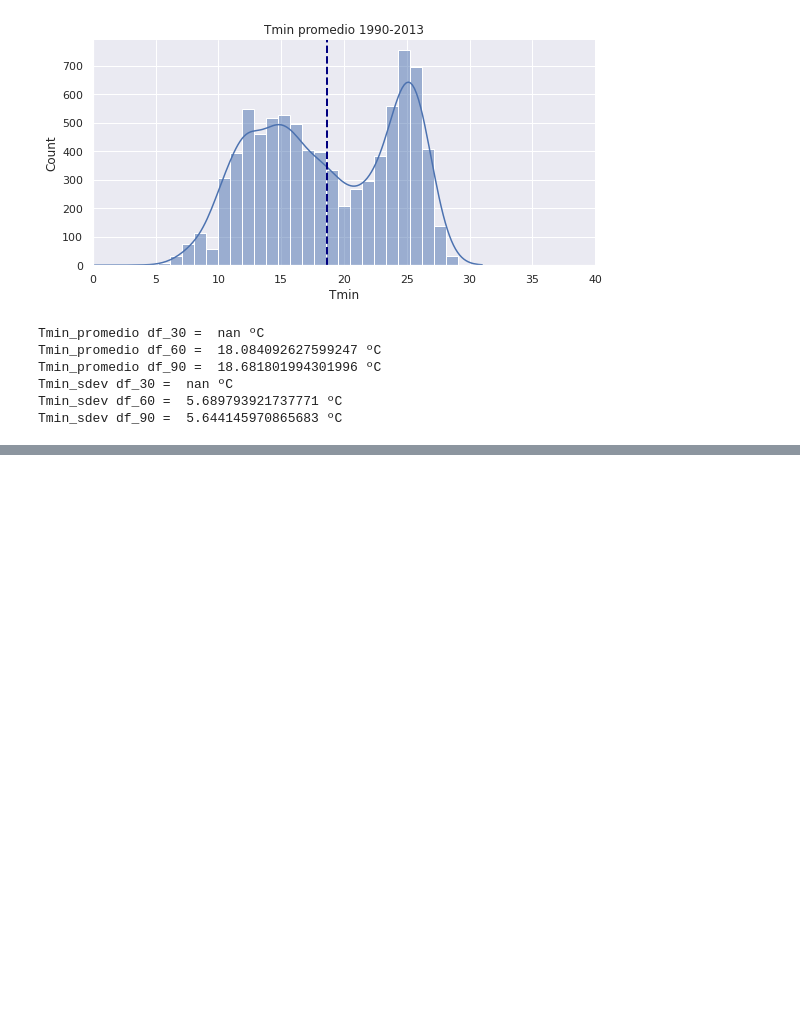
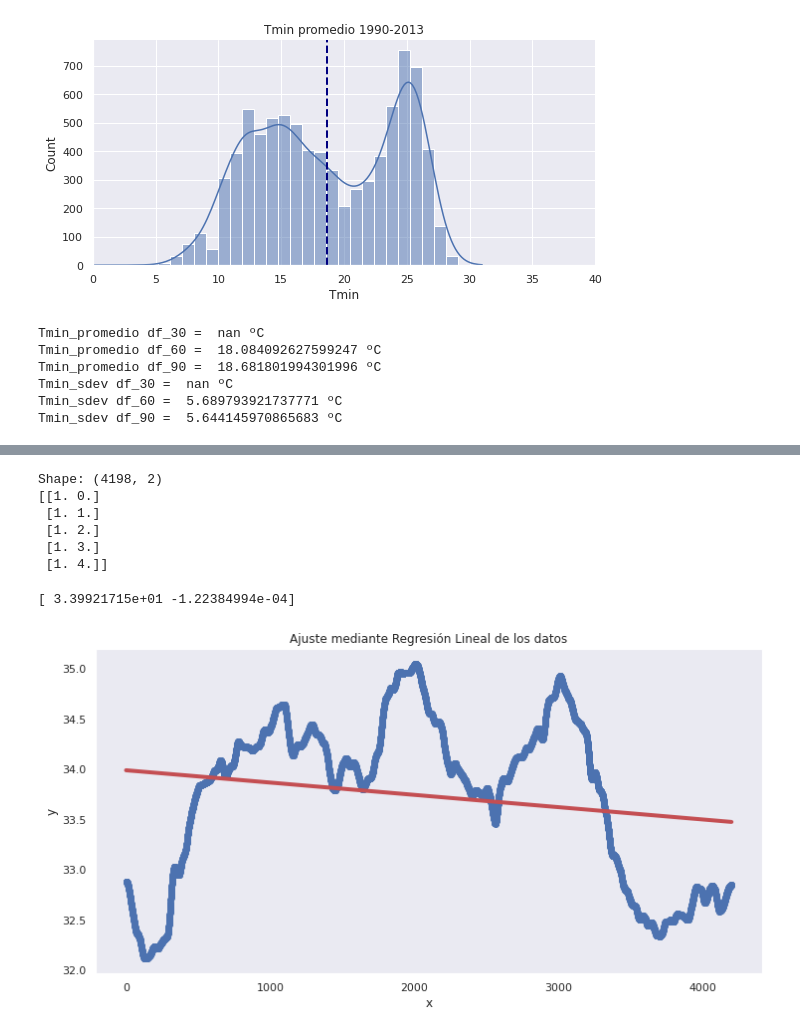
Before and after one commit to Majoramu/Fisica_Computacional1, a Jupyter notebook: Actividad_5/Actividad5.ipynb, the cells around one changed output, grey strips where cells are left out. Drawn from its saved outputs; the diff is of its cells as text; code cells hidden in the pictures; blank space fills up the shorter version.

```diff
--- a/Actividad_5/Actividad5.ipynb
+++ b/Actividad_5/Actividad5.ipynb
@@ -831,0 +894,32 @@ Tmin_sdev df_90 =  5.644145970865683 ºC
+# %%
+# Creamos la matriz X, con 1's en la primera columna y los puntos x_k en la segunda.
+X = np.column_stack([np.ones(N),x])
+print('Shape:', X.shape)
+# Imprimimos los primeros 5 renglones para verificar
+print(X[:5,:])
+# %% [output]
+Shape: (4198, 2)
+[[1. 0.]
+ [1. 1.]
+ [1. 2.]
+ [1. 3.]
+ [1. 4.]]
+# %%
+# Usamos la función scipy.linalg.solve() para resolver la ecuación X.T@X@a = X.T@y respecto a 'a'
+a = la.solve(X.T @ X, X.T @ y)
+print(a)
+# %% [output]
+[ 3.39921715e+01 -1.22384994e-04]
+# %%
+# Graficamos el ajuste con esos 2 coeficientes de la regresión y = a_0 + a_1 x
+xs = np.linspace(0,N,10)
+ys = a[0] + a[1]*xs
+plt.plot(xs,ys,'r',linewidth=4)
+plt.scatter(x,y);
+plt.grid()
+plt.title('Ajuste mediante Regresión Lineal de los datos')
+plt.xlabel('x')
+plt.ylabel('y')
+plt.show()
+# %% [output]
+[figure, added]
```
Also changed, not shown: parts of 17 cells of this notebook.
